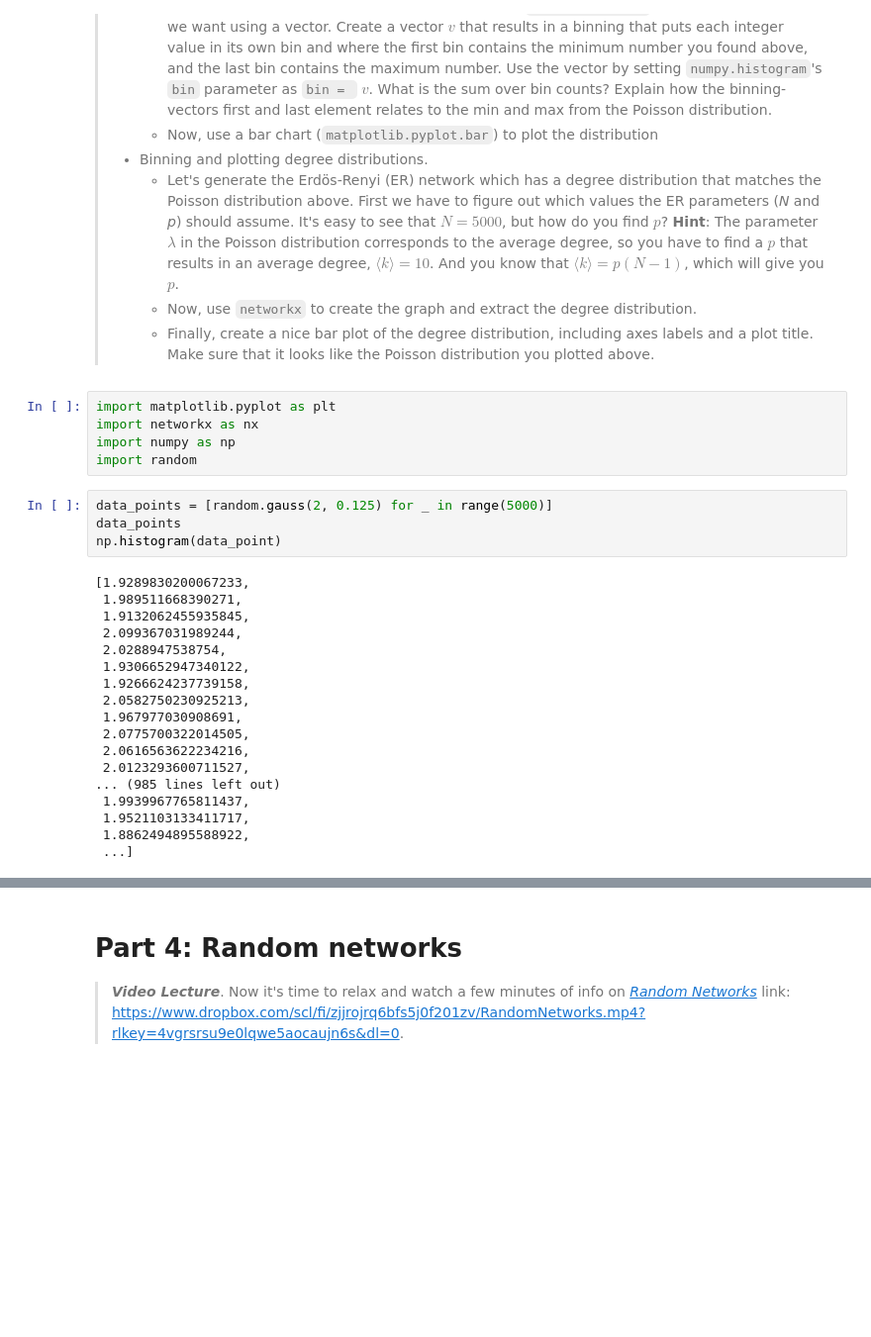
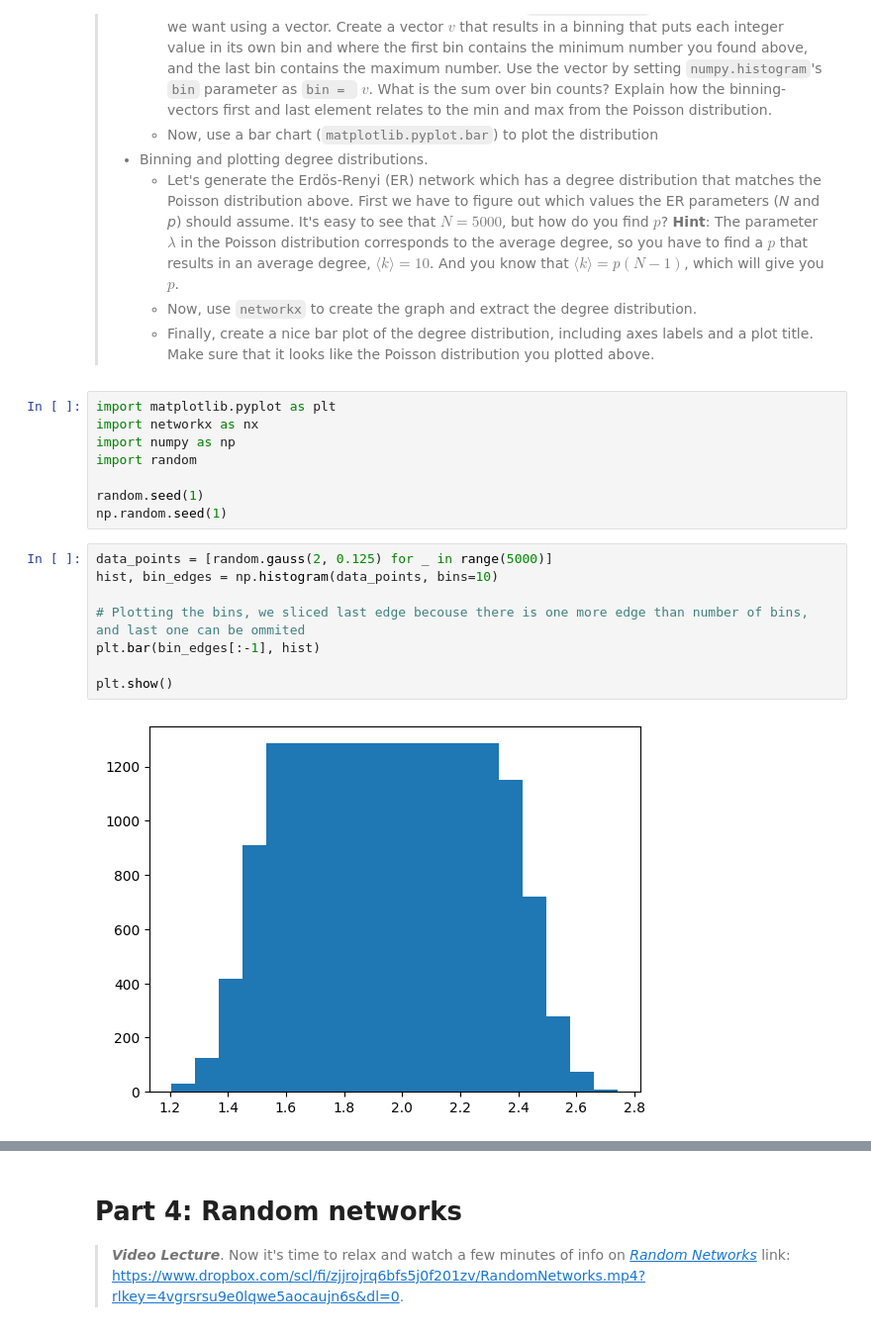
Before and after one commit to jereml99/socialgraphs2023, a Jupyter notebook: lectures/Week2.ipynb, the cells around one changed output, grey strips where cells are left out. Shown at 99% size. Cells and saved outputs as stored; diff of their text form; blank space fills up the shorter version.

```diff
--- a/lectures/Week2.ipynb
+++ b/lectures/Week2.ipynb
@@ -254,25 +254,16 @@ import matplotlib.pyplot as plt
 import networkx as nx
 import numpy as np
 import random
+
+random.seed(1)
+np.random.seed(1)
-# %%
-data_points = [random.gauss(2, 0.125) for _ in range(5000)]
-data_points
-np.histogram(data_point)
-# %% [output]
-[1.9289830200067233,
- 1.989511668390271,
- 1.9132062455935845,
- 2.099367031989244,
- 2.0288947538754,
- 1.9306652947340122,
- 1.9266624237739158,
- 2.0582750230925213,
- 1.967977030908691,
- 2.0775700322014505,
- 2.0616563622234216,
- 2.0123293600711527,
-... (985 lines left out)
- 1.9939967765811437,
- 1.9521103133411717,
- 1.8862494895588922,
- ...]
+# %%
+data_points = [random.gauss(2, 0.125) for _ in range(5000)]
+hist, bin_edges = np.histogram(data_points, bins=10)
+
+# Plotting the bins, we sliced last edge becouse there is one more edge than number of bins, and last one can be ommited
+plt.bar(bin_edges[:-1], hist)
+
+plt.show()
+# %% [output]
+[figure, added]
```
Also changed, not shown: parts of 3 cells of this notebook.
